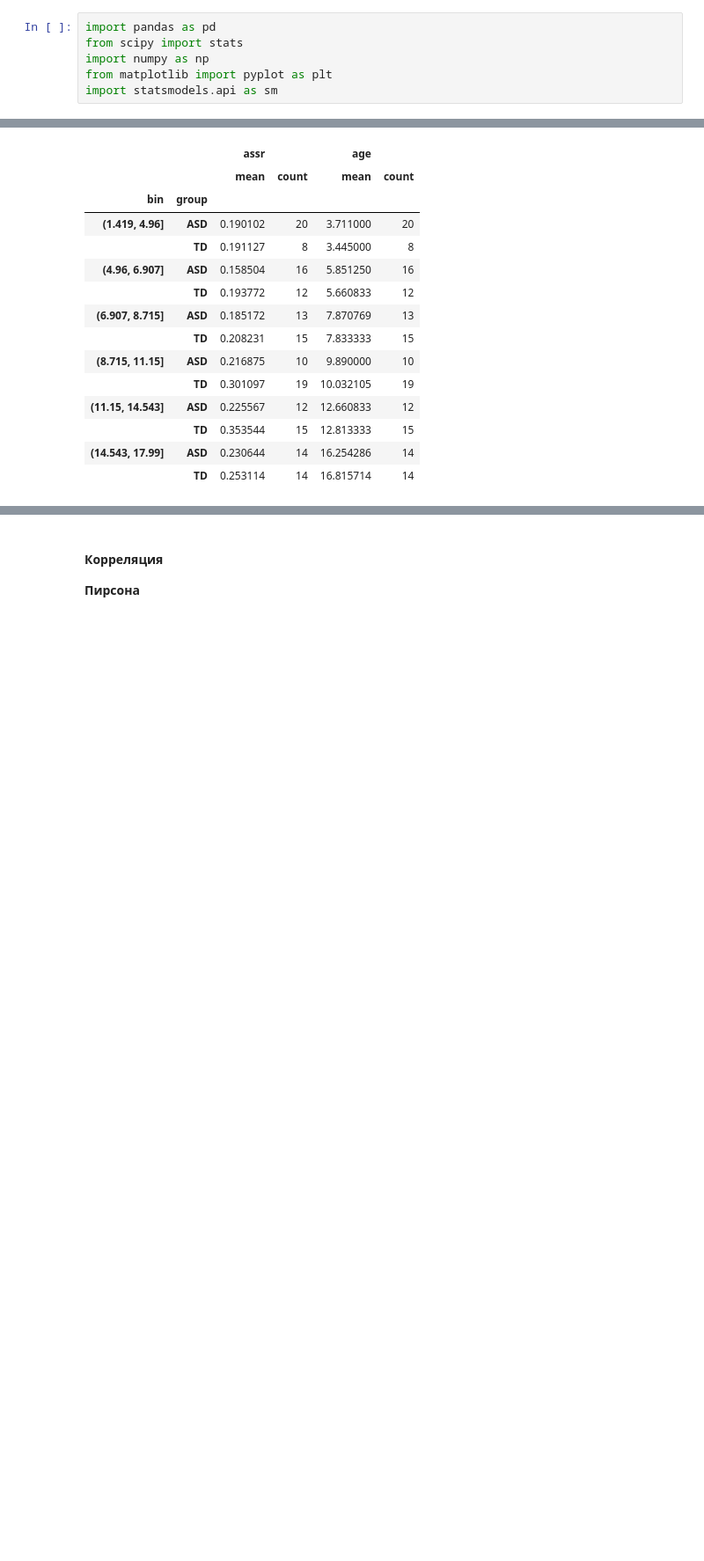
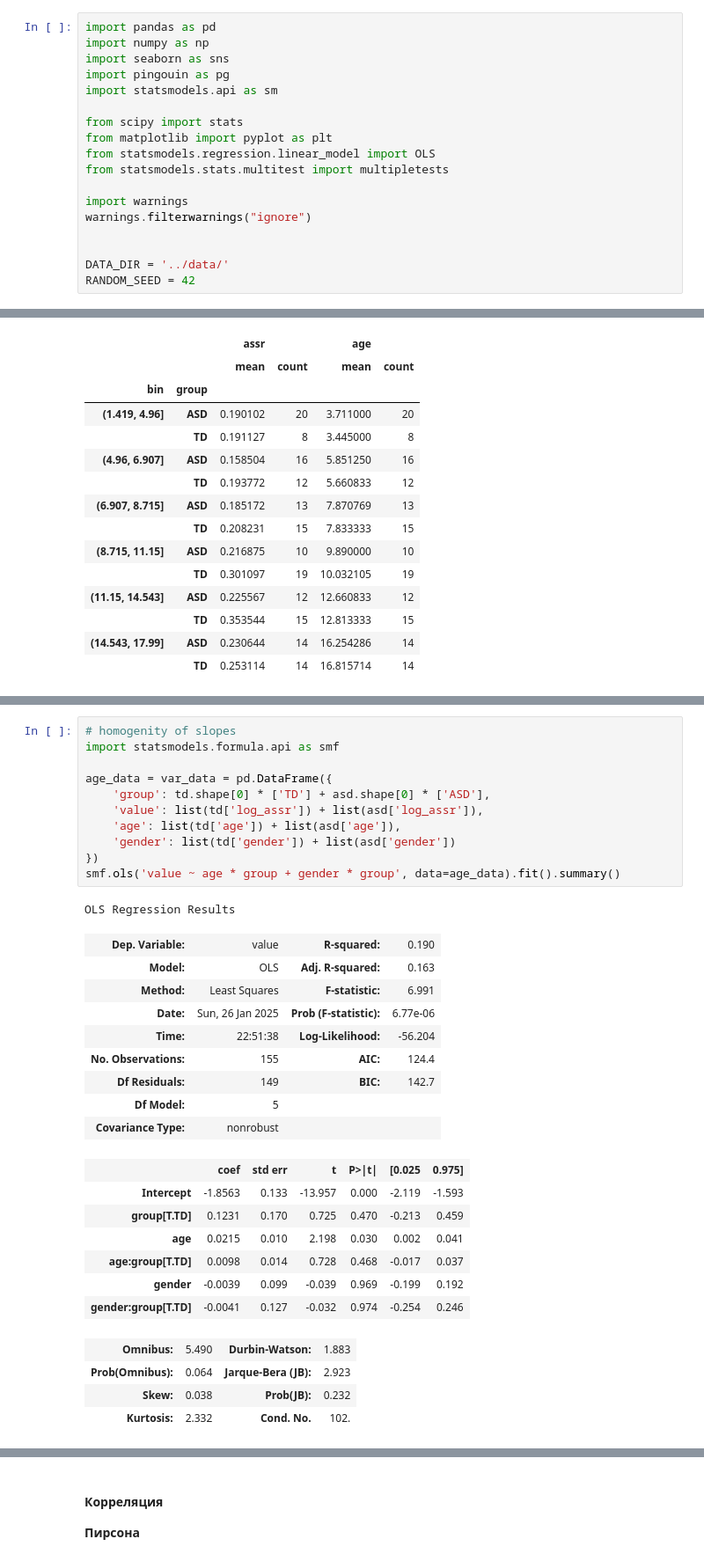
Before and after one commit to r1sephoenix/ihna_project, a Jupyter notebook: notebooks/assr.ipynb, the cells around one changed output, grey strips where cells are left out. Shown at 88% size. Saved outputs shown, nothing was run; the diff lists cells and outputs as text; blank space fills up the shorter version.

```diff
--- a/notebooks/assr.ipynb
+++ b/notebooks/assr.ipynb
@@ -1,7 +1,19 @@
 # %%
 import pandas as pd
+import numpy as np
+import seaborn as sns
+import pingouin as pg
+import statsmodels.api as sm
+
 from scipy import stats
-import numpy as np
 from matplotlib import pyplot as plt
-import statsmodels.api as sm
+from statsmodels.regression.linear_model import OLS
+from statsmodels.stats.multitest import multipletests
+
+import warnings
+warnings.filterwarnings("ignore")
+
+
+DATA_DIR = '../data/'
+RANDOM_SEED = 42
 # %%
@@ -77,0 +135,33 @@ df.groupby(['bin', 'group'])[['assr', 'age']].agg(['mean', 'count'])
+# %%
+# homogenity of slopes
+import statsmodels.formula.api as smf
+
+age_data = var_data = pd.DataFrame({
+    'group': td.shape[0] * ['TD'] + asd.shape[0] * ['ASD'],
+    'value': list(td['log_assr']) + list(asd['log_assr']),
+    'age': list(td['age']) + list(asd['age']),
+    'gender': list(td['gender']) + list(asd['gender'])
+})
+smf.ols('value ~ age * group + gender * group', data=age_data).fit().summary()
+# %% [output]
+OLS Regression Results
+| Dep. Variable: | value | R-squared: | 0.190 |
+| Model: | OLS | Adj. R-squared: | 0.163 |
+| Method: | Least Squares | F-statistic: | 6.991 |
+| Date: | Sun, 26 Jan 2025 | Prob (F-statistic): | 6.77e-06 |
+| Time: | 22:51:38 | Log-Likelihood: | -56.204 |
+| No. Observations: | 155 | AIC: | 124.4 |
+| Df Residuals: | 149 | BIC: | 142.7 |
+| Df Model: | 5 |  |  |
+| Covariance Type: | nonrobust |  |  |
+|  | coef | std err | t | P>|t| | [0.025 | 0.975] |
+| Intercept | -1.8563 | 0.133 | -13.957 | 0.000 | -2.119 | -1.593 |
+| group[T.TD] | 0.1231 | 0.170 | 0.725 | 0.470 | -0.213 | 0.459 |
+| age | 0.0215 | 0.010 | 2.198 | 0.030 | 0.002 | 0.041 |
+| age:group[T.TD] | 0.0098 | 0.014 | 0.728 | 0.468 | -0.017 | 0.037 |
+| gender | -0.0039 | 0.099 | -0.039 | 0.969 | -0.199 | 0.192 |
+| gender:group[T.TD] | -0.0041 | 0.127 | -0.032 | 0.974 | -0.254 | 0.246 |
+| Omnibus: | 5.490 | Durbin-Watson: | 1.883 |
+| Prob(Omnibus): | 0.064 | Jarque-Bera (JB): | 2.923 |
+| Skew: | 0.038 | Prob(JB): | 0.232 |
+| Kurtosis: | 2.332 | Cond. No. | 102. |
```
Also changed, not shown: parts of 23 cells of this notebook.
